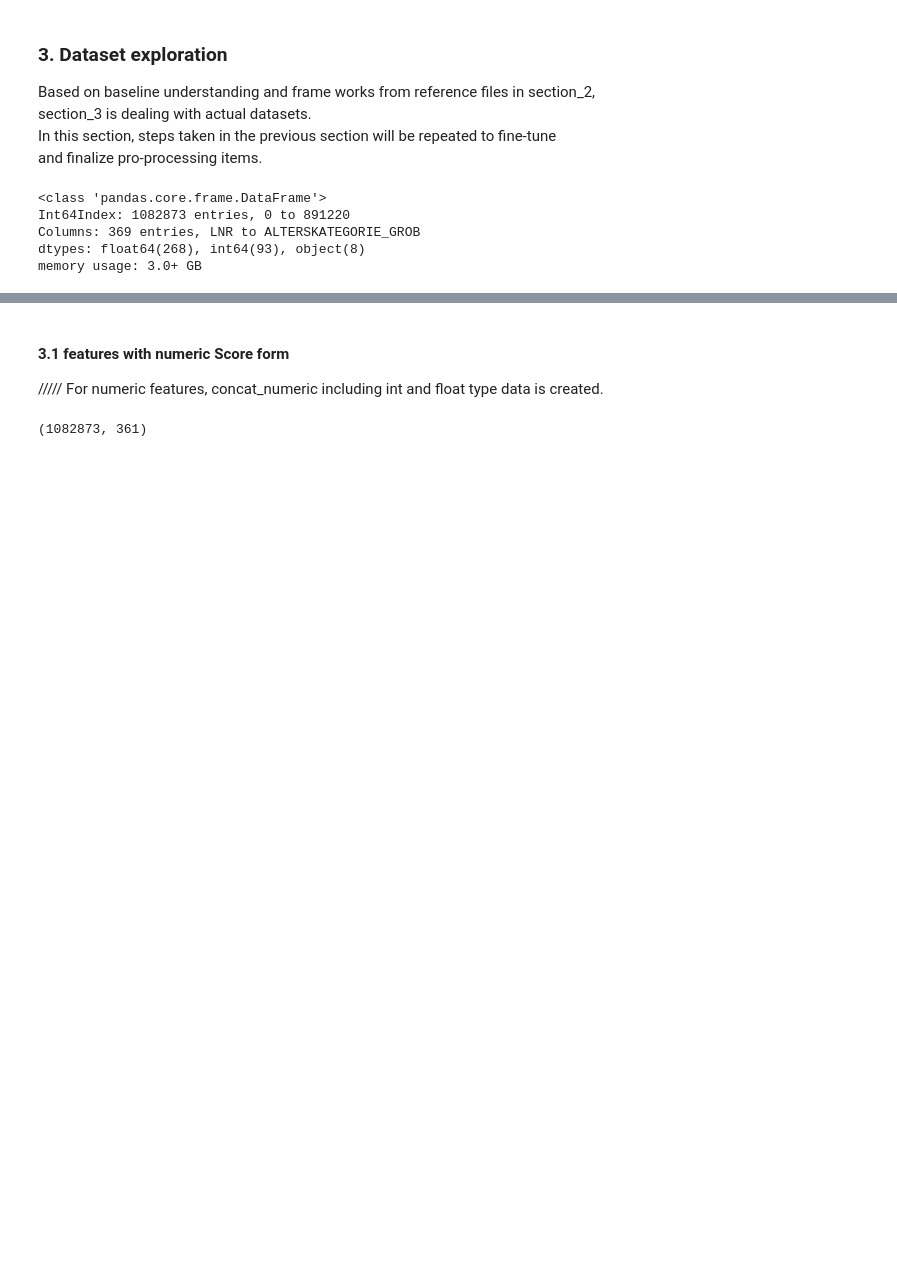
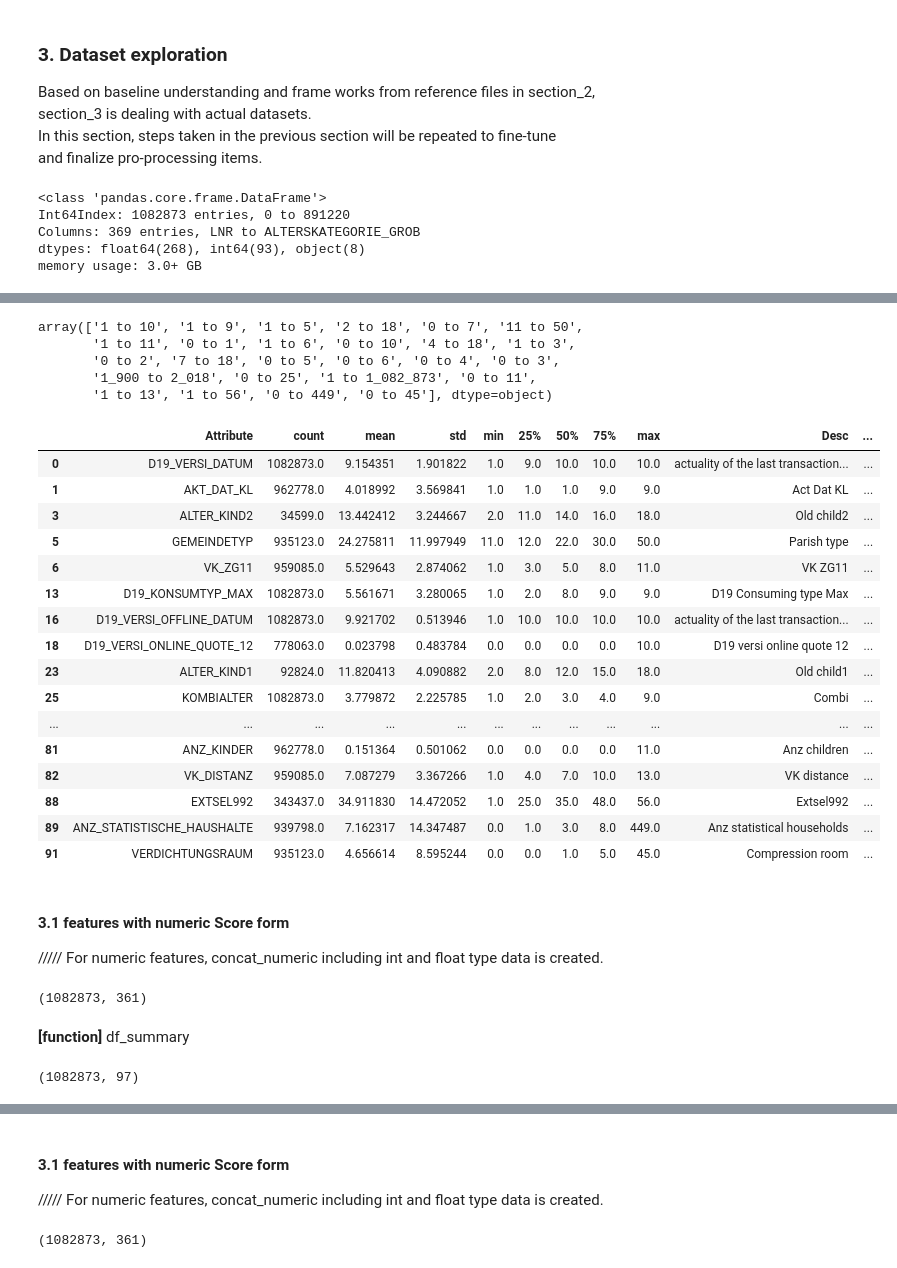
Before and after one commit to jaeyoun-chang/u_city_capstone, a Jupyter notebook: Arvato Project Workbook.ipynb, the cells around one changed output, grey strips where cells are left out. Saved outputs shown, nothing was run; the diff lists cells and outputs as text; code cells hidden in the pictures; blank space fills up the shorter version.

```diff
--- a/Arvato Project Workbook.ipynb
+++ b/Arvato Project Workbook.ipynb
@@ -898,0 +1582,9 @@ memory usage: 3.0+ GB
+# %%
+'''
+dataset excl
+'''
+
+excl_col = list(feature_dict['in_customers_notin_attr'])
+
+concat_excl = concat_data[excl_col]
+concat_excl.shape
@@ -898,0 +1593,4 @@ memory usage: 3.0+ GB
+# %%
+excl_num = df_summary(concat_excl, ['int', 'float'])
+print (excl_num.shape)
+excl_num.head()
@@ -898,0 +1606,43 @@ memory usage: 3.0+ GB
+# %%
+excl_num['min_max_cat'] = excl_num[
+    'min'].apply(lambda x: '{:_.0f}'.format(x)).astype(str) + ' to ' + excl_num[
+    'max'].apply(lambda x: '{:_.0f}'.format(x)).astype(str)
+
+excl_num.min_max_cat.unique()
+# %% [output]
+array(['1 to 10', '1 to 9', '1 to 5', '2 to 18', '0 to 7', '11 to 50',
+       '1 to 11', '0 to 1', '1 to 6', '0 to 10', '4 to 18', '1 to 3',
+       '0 to 2', '7 to 18', '0 to 5', '0 to 6', '0 to 4', '0 to 3',
+       '1_900 to 2_018', '0 to 25', '1 to 1_082_873', '0 to 11',
+       '1 to 13', '1 to 56', '0 to 449', '0 to 45'], dtype=object)
+# %%
+excl_num[excl_num['max'] > 7]
+# %% [output]
+|  | Attribute | count | mean | std | min | 25% | 50% | 75% | max | Desc | ... |
+| 0 | D19_VERSI_DATUM | 1082873.0 | 9.154351 | 1.901822 | 1.0 | 9.0 | 10.0 | 10.0 | 10.0 | actuality of the last transaction... | ... |
+| 1 | AKT_DAT_KL | 962778.0 | 4.018992 | 3.569841 | 1.0 | 1.0 | 1.0 | 9.0 | 9.0 | Act Dat KL | ... |
+| 3 | ALTER_KIND2 | 34599.0 | 13.442412 | 3.244667 | 2.0 | 11.0 | 14.0 | 16.0 | 18.0 | Old child2 | ... |
+| 5 | GEMEINDETYP | 935123.0 | 24.275811 | 11.997949 | 11.0 | 12.0 | 22.0 | 30.0 | 50.0 | Parish type | ... |
+| 6 | VK_ZG11 | 959085.0 | 5.529643 | 2.874062 | 1.0 | 3.0 | 5.0 | 8.0 | 11.0 | VK ZG11 | ... |
+| 13 | D19_KONSUMTYP_MAX | 1082873.0 | 5.561671 | 3.280065 | 1.0 | 2.0 | 8.0 | 9.0 | 9.0 | D19 Consuming type Max | ... |
+| 16 | D19_VERSI_OFFLINE_DATUM | 1082873.0 | 9.921702 | 0.513946 | 1.0 | 10.0 | 10.0 | 10.0 | 10.0 | actuality of the last transaction... | ... |
+| 18 | D19_VERSI_ONLINE_QUOTE_12 | 778063.0 | 0.023798 | 0.483784 | 0.0 | 0.0 | 0.0 | 0.0 | 10.0 | D19 versi online quote 12 | ... |
+| 23 | ALTER_KIND1 | 92824.0 | 11.820413 | 4.090882 | 2.0 | 8.0 | 12.0 | 15.0 | 18.0 | Old child1 | ... |
+| 25 | KOMBIALTER | 1082873.0 | 3.779872 | 2.225785 | 1.0 | 2.0 | 3.0 | 4.0 | 9.0 | Combi | ... |
+| ... | ... | ... | ... | ... | ... | ... | ... | ... | ... | ... | ... |
+| 81 | ANZ_KINDER | 962778.0 | 0.151364 | 0.501062 | 0.0 | 0.0 | 0.0 | 0.0 | 11.0 | Anz children | ... |
+| 82 | VK_DISTANZ | 959085.0 | 7.087279 | 3.367266 | 1.0 | 4.0 | 7.0 | 10.0 | 13.0 | VK distance | ... |
+| 88 | EXTSEL992 | 343437.0 | 34.911830 | 14.472052 | 1.0 | 25.0 | 35.0 | 48.0 | 56.0 | Extsel992 | ... |
+| 89 | ANZ_STATISTISCHE_HAUSHALTE | 939798.0 | 7.162317 | 14.347487 | 0.0 | 1.0 | 3.0 | 8.0 | 449.0 | Anz statistical households | ... |
+| 91 | VERDICHTUNGSRAUM | 935123.0 | 4.656614 | 8.595244 | 0.0 | 0.0 | 1.0 | 5.0 | 45.0 | Compression room | ... |
+# %% [markdown]
+#### 3.1 features with numeric Score form
+
+///// For numeric features, concat_numeric including int and float type data is created.
+# %%
+concat_num = concat_data.select_dtypes(include = ['int', 'float']).copy()
+concat_num.shape
+# %% [output]
+(1082873, 361)
+# %% [markdown]
+**[function]** df_summary
@@ -898,0 +1665,11 @@ memory usage: 3.0+ GB
+# %%
+'''
+dataset excl
+'''
+
+excl_col = list(feature_dict['in_customers_notin_attr'])
+
+concat_excl = concat_data[excl_col]
+concat_excl.shape
+# %% [output]
+(1082873, 97)
```
Also changed, not shown: parts of 149 cells of this notebook.
